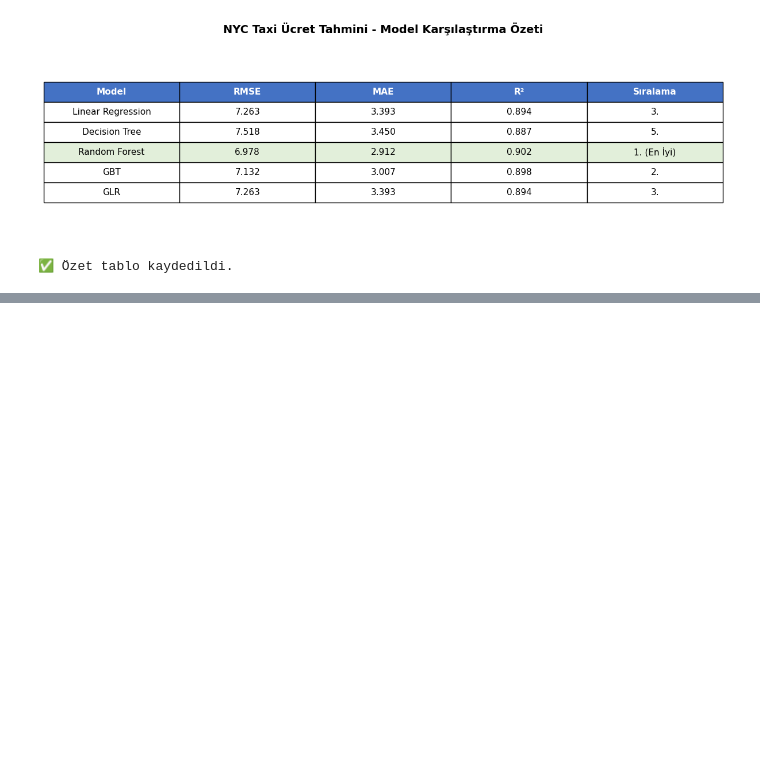
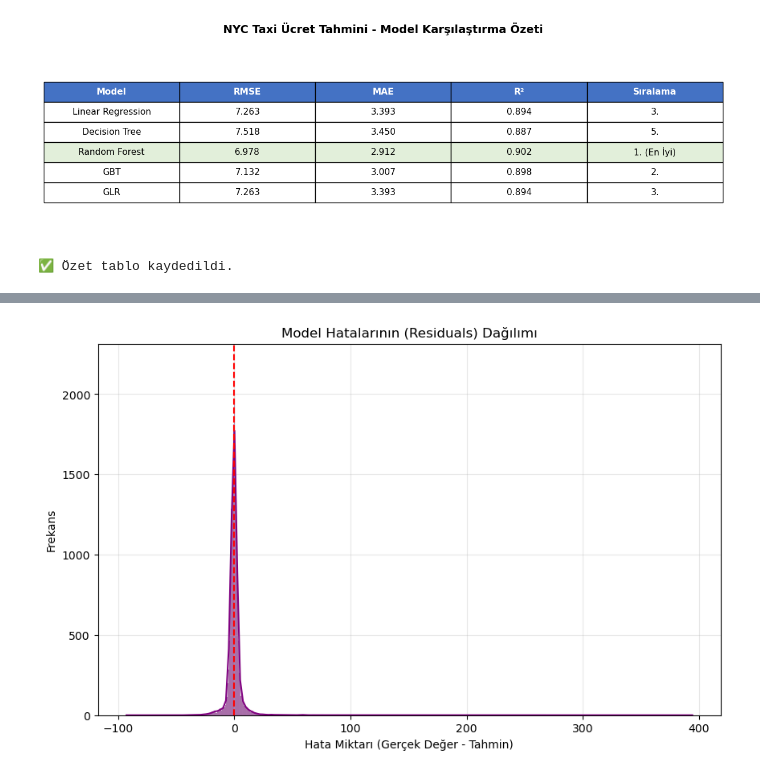
Before and after one commit to Melissportakall/bigdataproject, a Jupyter notebook: notebooks/07_dashboard.ipynb, the cells around one changed output, grey strips where cells are left out. Cells and saved outputs as stored; diff of their text form; code cells hidden in the pictures; blank space fills up the shorter version.

```diff
--- a/notebooks/07_dashboard.ipynb
+++ b/notebooks/07_dashboard.ipynb
@@ -228,0 +337,19 @@ print("✅ Özet tablo kaydedildi.")
+# %%
+from pyspark.sql.functions import col
+
+# Hataları (Residuals) hesapla
+predictions = predictions.withColumn("residual", col("total_amount") - col("prediction"))
+
+# Hataların dağılımı için örneklem al
+res_pd = predictions.select("residual").sample(fraction=0.1).toPandas()
+
+plt.figure(figsize=(10, 6))
+sns.histplot(res_pd["residual"], kde=True, color="purple")
+plt.axvline(0, color='red', linestyle='--') # Mükemmel tahmin çizgisi
+plt.title("Model Hatalarının (Residuals) Dağılımı")
+plt.xlabel("Hata Miktarı (Gerçek Değer - Tahmin)")
+plt.ylabel("Frekans")
+plt.grid(True, alpha=0.3)
+plt.show()
+# %% [output]
+[figure, added]
```
Also changed, not shown: parts of 7 cells of this notebook.
